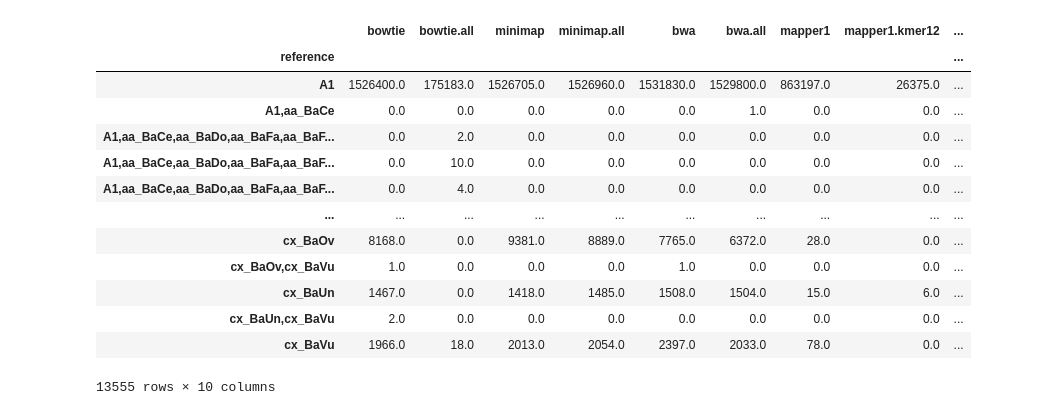
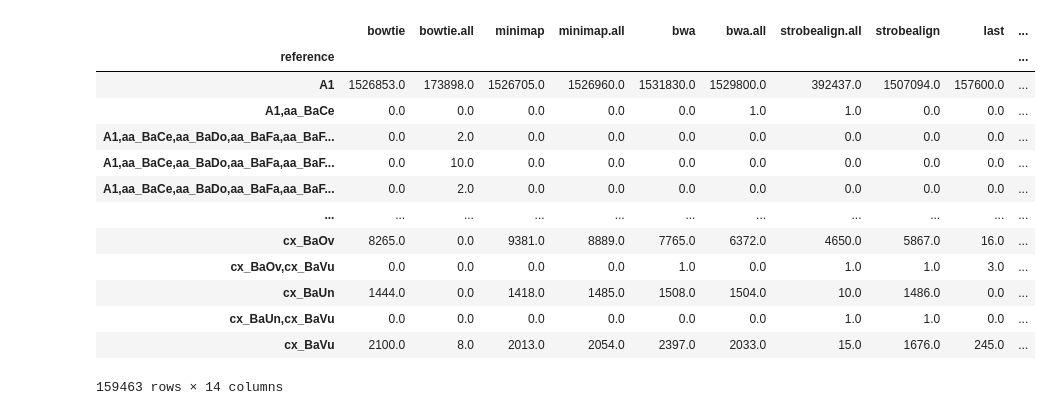
Before and after one commit to caozhichongchong/Mapper_eva, a Jupyter notebook: Alignment_consistency.ipynb, the cells around one changed output. Drawn from its saved outputs; the diff is of its cells as text; code cells hidden in the pictures.

```diff
--- a/Alignment_consistency.ipynb
+++ b/Alignment_consistency.ipynb
@@ -408,0 +512,3 @@ SNP_model_multi/bowtie/all_1.fastq_Bactor.minimap.sam
+# %%
+x = ref_combinations_count2.sum(axis = 1)
+np.quantile(x,[0.05,0.25,0.5,0.75,0.95])
@@ -408,0 +545,25 @@ SNP_model_multi/bowtie/all_1.fastq_Bactor.minimap.sam
+# %%
+if True:
+    # Create a clustermap with column clustering only
+    g = sns.clustermap(data=ref_combinations_count3,
+                       cmap=sns.color_palette("rocket_r", as_cmap=True),
+                       col_cluster=True, #center=0.3,
+                       row_cluster=False,
+                       figsize=(10,8), yticklabels=True,
+                       cbar_kws={'ticks': np.linspace(0,
+                                                      70, num=8), 'label': '% reads'}  # Add more ticks and a label
+
+                      )
+    for (i, j), val in np.ndenumerate(g.data2d):
+        if val > 1:
+            g.ax_heatmap.text(j + 0.5, i + 0.5, f'{val:.0f}',
+                              ha='center', va='center', color='black')
+
+    # Adjust the labels and ticks
+    g.ax_heatmap.set_xlabel('Aligners')
+    g.ax_heatmap.set_ylabel('References')
+    g.ax_heatmap.set_xticklabels(g.ax_heatmap.get_xticklabels(), rotation=90)
+#     g.ax_heatmap.set_yticklabels(g.ax_heatmap.get_yticklabels(), rotation=0)  # Ensure y-tick labels are horizontal
+
+    # Save the figure
+    plt.savefig('SNP_model_multi/all_1.fastq_Bactor.countsum2.pdf')
@@ -408,0 +630,11 @@ SNP_model_multi/bowtie/all_1.fastq_Bactor.minimap.sam
+# %%
+# check sam ref coverage
+folder = 'SNP_model_multi/bowtie/'
+# load ref
+from Bio import SeqIO
+ref_len = {}
+for record in SeqIO.parse('test_data/multi_Genome/Bactor/all_final.scaffolds.fasta','fasta'):
+    species = str(record.id).split('_sca')[0].split('_NODE')[0]
+    ref_len.setdefault(species,0)
+    ref_len[species] += len(str(record.seq))
+ref_len
@@ -409,6 +724,6 @@ SNP_model_multi/bowtie/all_1.fastq_Bactor.minimap.sam
 # %%
 # plot
-allcount = glob.glob('/Volumes/Tardis/Mapper/SNP_curate/SNP_model_multi/bowtie/all_1.fastq_Bactor.*sam.count')
+allcount = glob.glob('SNP_model_multi/bowtie/all_1.fastq_Bactor.*sam.count')
 ref_combinations_count = pd.DataFrame()
 for countfile in allcount:
     print(countfile)
@@ -430,7 +745,7 @@ ref_combinations_count=ref_combinations_count.iloc[:,1:]
 ref_combinations_count = ref_combinations_count.loc[:,['bowtie','bowtie.all',
                                                        'minimap','minimap.all',
                                                        'bwa','bwa.all','strobealign.all','strobealign','last',
-                                                       'mapper1','mapper1.kmer12','mapper1.kmer18','mapper1.kmer25'
+                                                       'mapper1','mapper1.nogap','mapper1.kmer16','mapper1.kmer20','mapper1.kmer24'
                                                       ]]
 ref_combinations_count[ref_combinations_count.isna()]=0
 ref_combinations_count = ref_combinations_count.sort_index()
@@ -450,17 +769,17 @@ ref_combinations_count
-|  | bowtie | bowtie.all | minimap | minimap.all | bwa | bwa.all | mapper1 | mapper1.kmer12 | ... |
-| reference |  |  |  |  |  |  |  |  | ... |
-| A1 | 1526400.0 | 175183.0 | 1526705.0 | 1526960.0 | 1531830.0 | 1529800.0 | 863197.0 | 26375.0 | ... |
-| A1,aa_BaCe | 0.0 | 0.0 | 0.0 | 0.0 | 0.0 | 1.0 | 0.0 | 0.0 | ... |
-| A1,aa_BaCe,aa_BaDo,aa_BaFa,aa_BaF... | 0.0 | 2.0 | 0.0 | 0.0 | 0.0 | 0.0 | 0.0 | 0.0 | ... |
-| A1,aa_BaCe,aa_BaDo,aa_BaFa,aa_BaF... | 0.0 | 10.0 | 0.0 | 0.0 | 0.0 | 0.0 | 0.0 | 0.0 | ... |
-| A1,aa_BaCe,aa_BaDo,aa_BaFa,aa_BaF... | 0.0 | 4.0 | 0.0 | 0.0 | 0.0 | 0.0 | 0.0 | 0.0 | ... |
-| ... | ... | ... | ... | ... | ... | ... | ... | ... | ... |
-| cx_BaOv | 8168.0 | 0.0 | 9381.0 | 8889.0 | 7765.0 | 6372.0 | 28.0 | 0.0 | ... |
-| cx_BaOv,cx_BaVu | 1.0 | 0.0 | 0.0 | 0.0 | 1.0 | 0.0 | 0.0 | 0.0 | ... |
-| cx_BaUn | 1467.0 | 0.0 | 1418.0 | 1485.0 | 1508.0 | 1504.0 | 15.0 | 6.0 | ... |
-| cx_BaUn,cx_BaVu | 2.0 | 0.0 | 0.0 | 0.0 | 0.0 | 0.0 | 0.0 | 0.0 | ... |
-| cx_BaVu | 1966.0 | 18.0 | 2013.0 | 2054.0 | 2397.0 | 2033.0 | 78.0 | 0.0 | ... |
+|  | bowtie | bowtie.all | minimap | minimap.all | bwa | bwa.all | strobealign.all | strobealign | last | ... |
+| reference |  |  |  |  |  |  |  |  |  | ... |
+| A1 | 1526853.0 | 173898.0 | 1526705.0 | 1526960.0 | 1531830.0 | 1529800.0 | 392437.0 | 1507094.0 | 157600.0 | ... |
+| A1,aa_BaCe | 0.0 | 0.0 | 0.0 | 0.0 | 0.0 | 1.0 | 1.0 | 0.0 | 0.0 | ... |
+| A1,aa_BaCe,aa_BaDo,aa_BaFa,aa_BaF... | 0.0 | 2.0 | 0.0 | 0.0 | 0.0 | 0.0 | 0.0 | 0.0 | 0.0 | ... |
+| A1,aa_BaCe,aa_BaDo,aa_BaFa,aa_BaF... | 0.0 | 10.0 | 0.0 | 0.0 | 0.0 | 0.0 | 0.0 | 0.0 | 0.0 | ... |
+| A1,aa_BaCe,aa_BaDo,aa_BaFa,aa_BaF... | 0.0 | 2.0 | 0.0 | 0.0 | 0.0 | 0.0 | 0.0 | 0.0 | 0.0 | ... |
+| ... | ... | ... | ... | ... | ... | ... | ... | ... | ... | ... |
+| cx_BaOv | 8265.0 | 0.0 | 9381.0 | 8889.0 | 7765.0 | 6372.0 | 4650.0 | 5867.0 | 16.0 | ... |
+| cx_BaOv,cx_BaVu | 0.0 | 0.0 | 0.0 | 0.0 | 1.0 | 0.0 | 1.0 | 1.0 | 3.0 | ... |
+| cx_BaUn | 1444.0 | 0.0 | 1418.0 | 1485.0 | 1508.0 | 1504.0 | 10.0 | 1486.0 | 0.0 | ... |
+| cx_BaUn,cx_BaVu | 0.0 | 0.0 | 0.0 | 0.0 | 0.0 | 0.0 | 1.0 | 1.0 | 0.0 | ... |
+| cx_BaVu | 2100.0 | 8.0 | 2013.0 | 2054.0 | 2397.0 | 2033.0 | 15.0 | 1676.0 | 245.0 | ... |
-13555 rows × 10 columns
+159463 rows × 14 columns
 # %%
 import copy
 ref_combinations_count2 = copy.deepcopy(ref_combinations_count)
```
Also changed, not shown: parts of 36 cells of this notebook, 1 other file.
